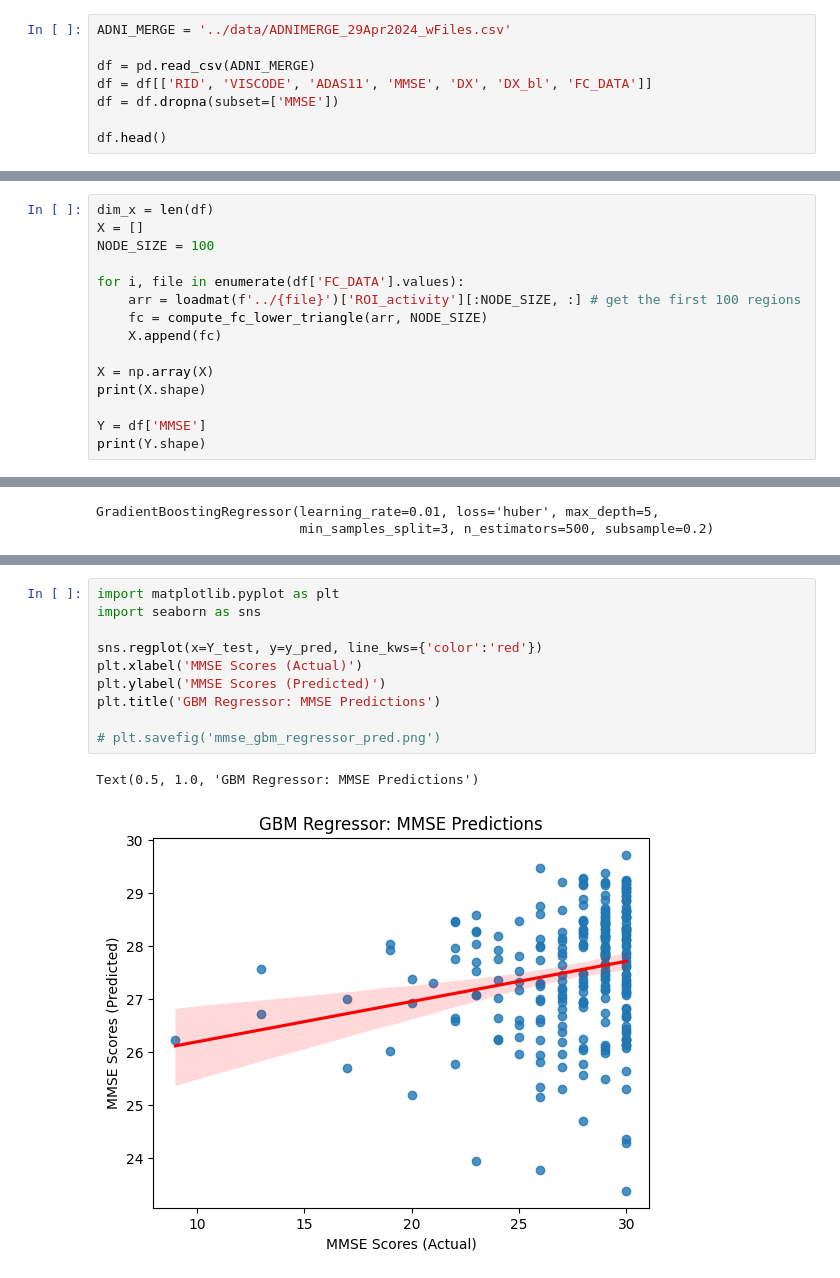
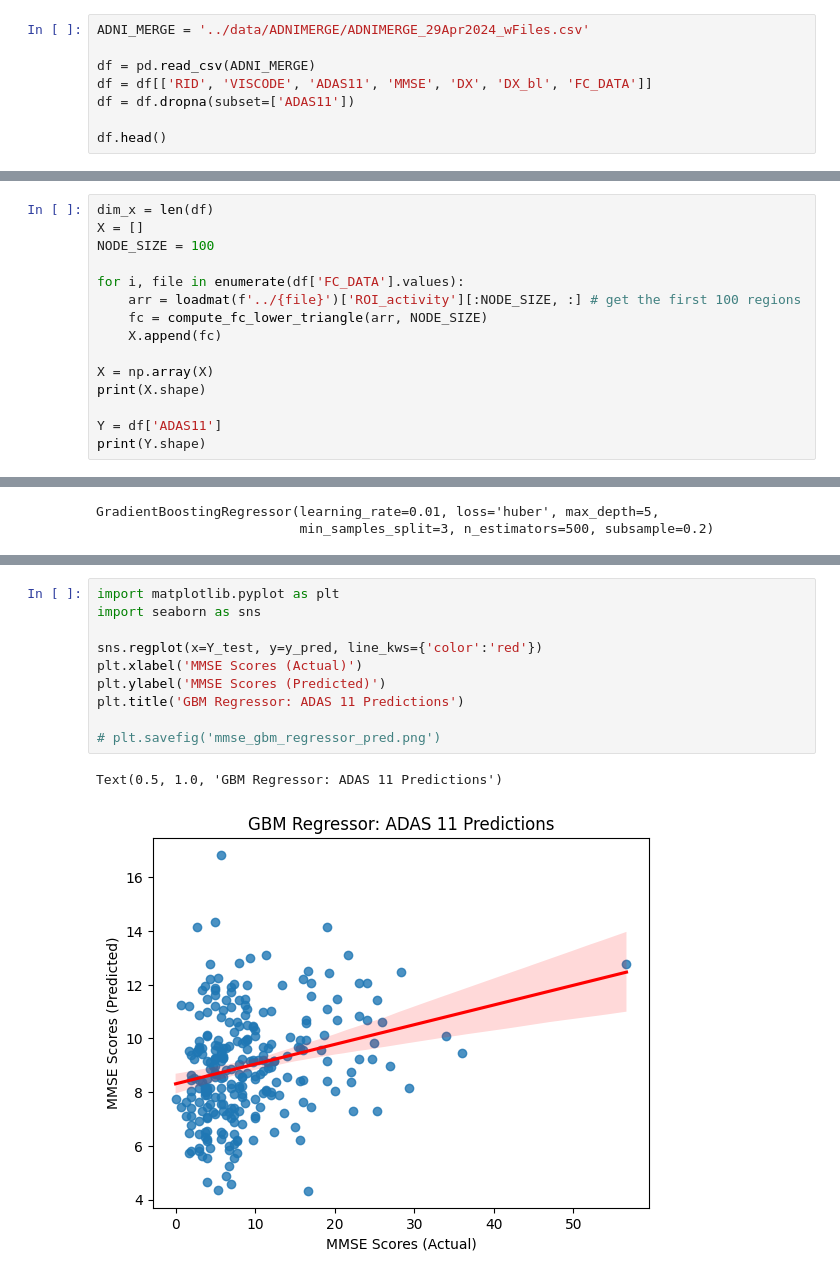
Before and after one commit to dChakr/ad_modelling_fyp, a Jupyter notebook: predictors/cog_score_regressor.ipynb, the cells around one changed output, grey strips where cells are left out. Saved outputs shown, nothing was run; the diff lists cells and outputs as text.

```diff
--- a/predictors/cog_score_regressor.ipynb
+++ b/predictors/cog_score_regressor.ipynb
@@ -15,11 +15,11 @@ from scipy.io import loadmat
 # %% [markdown]
 ### Get Features (FC Matrices)
 # %%
-ADNI_MERGE = '../data/ADNIMERGE_29Apr2024_wFiles.csv'
+ADNI_MERGE = '../data/ADNIMERGE/ADNIMERGE_29Apr2024_wFiles.csv'
 
 df = pd.read_csv(ADNI_MERGE)
 df = df[['RID', 'VISCODE', 'ADAS11', 'MMSE', 'DX', 'DX_bl', 'FC_DATA']]
-df = df.dropna(subset=['MMSE'])
+df = df.dropna(subset=['ADAS11'])
 
 df.head()
 # %% [output]
@@ -55,6 +55,6 @@ for i, file in enumerate(df['FC_DATA'].values):
 X = np.array(X)
 print(X.shape)
 
-Y = df['MMSE']
+Y = df['ADAS11']
 print(Y.shape)
 # %% [output]
@@ -98,13 +98,13 @@ R2:  0.024715159043527057
 # %%
 import matplotlib.pyplot as plt
 import seaborn as sns
 
 sns.regplot(x=Y_test, y=y_pred, line_kws={'color':'red'})
 plt.xlabel('MMSE Scores (Actual)')
 plt.ylabel('MMSE Scores (Predicted)')
-plt.title('GBM Regressor: MMSE Predictions')
+plt.title('GBM Regressor: ADAS 11 Predictions')
 
 # plt.savefig('mmse_gbm_regressor_pred.png')
 # %% [output]
-Text(0.5, 1.0, 'GBM Regressor: MMSE Predictions')
+Text(0.5, 1.0, 'GBM Regressor: ADAS 11 Predictions')
-[figure, old version]
+[figure, new version]
```
Also changed, not shown: parts of 2 cells of this notebook, 7 other files.
